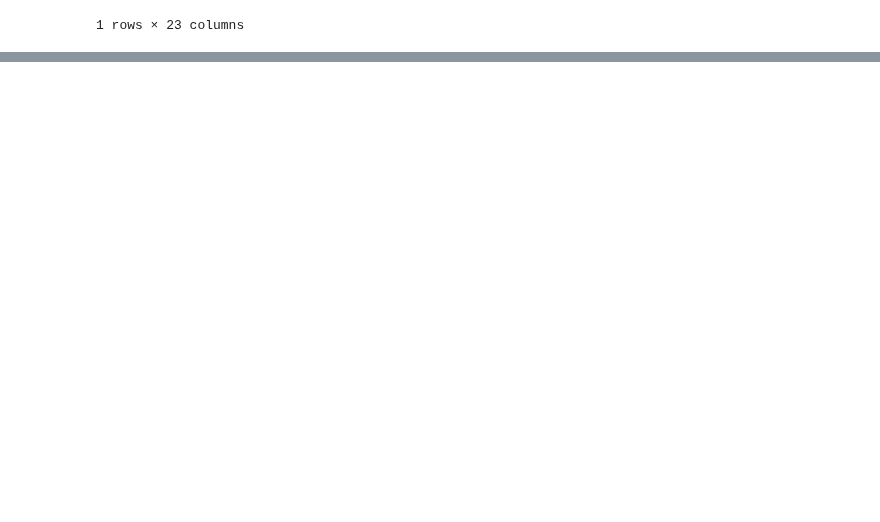
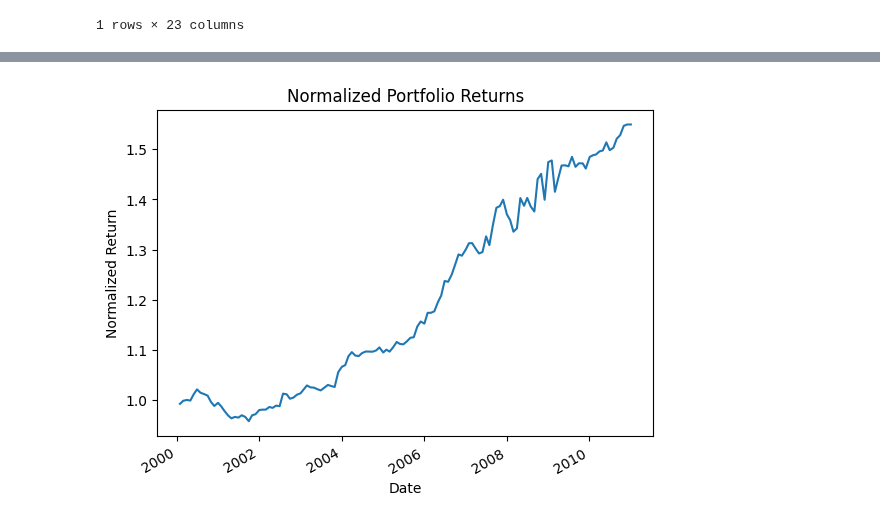
Before and after one commit to fea-dev-usp/quantamental-Dev_Wizards, a Jupyter notebook: rebalanceamentos_aleatorios.ipynb, the cells around one changed output, grey strips where cells are left out. Drawn from its saved outputs; the diff is of its cells as text; code cells hidden in the pictures; blank space fills up the shorter version.

```diff
--- a/rebalanceamentos_aleatorios.ipynb
+++ b/rebalanceamentos_aleatorios.ipynb
@@ -141,0 +155,14 @@ KeyError: "[Timestamp('2007-12-31 00:00:00'), Timestamp('2008-12-31 00:00:00'),
+# %%
+# Calculate the portfolio returns
+portfolio_returns = (filtered_returns * weights_df).sum(axis=1)
+
+# Normalize the portfolio returns to start at 1
+normalized_portfolio_returns = (1 + portfolio_returns).cumprod()
+
+# Plot the normalized portfolio returns
+normalized_portfolio_returns.plot(title='Normalized Portfolio Returns')
+plt.xlabel('Date')
+plt.ylabel('Normalized Return')
+plt.show()
+# %% [output]
+[figure, added]
```
Also changed, not shown: parts of 6 cells of this notebook.
